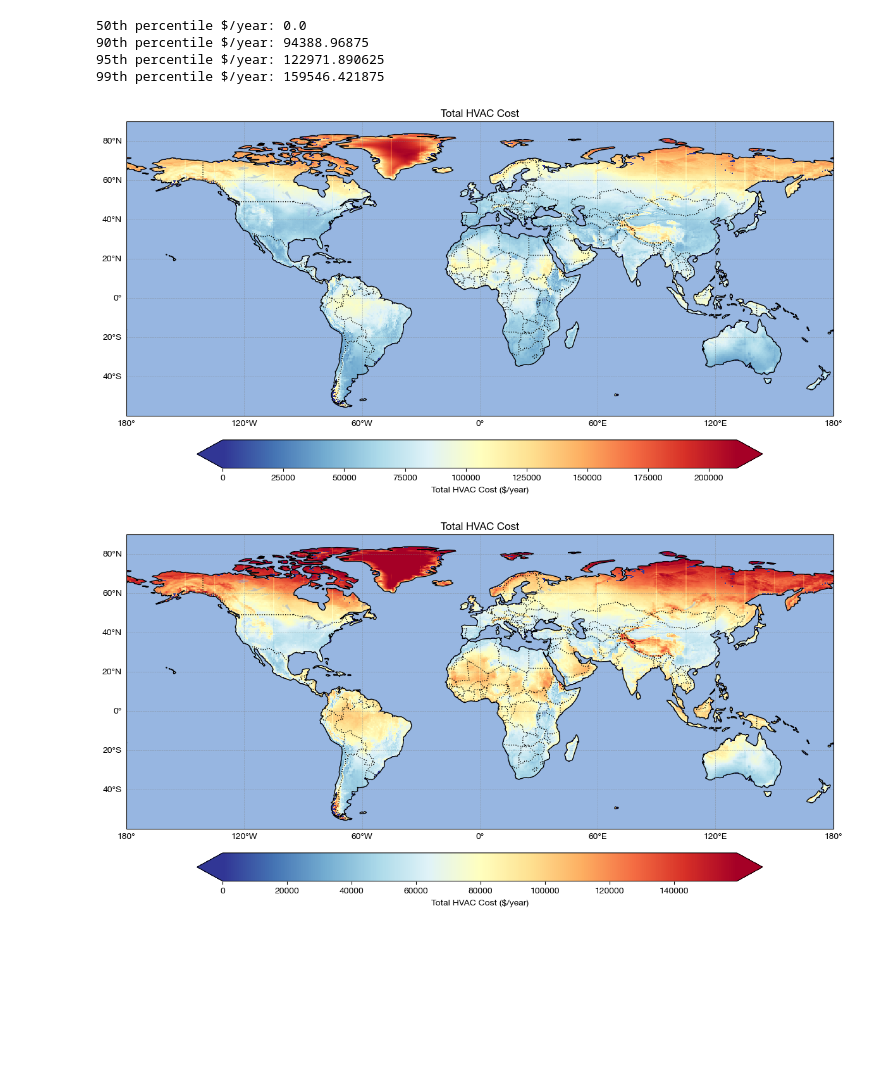
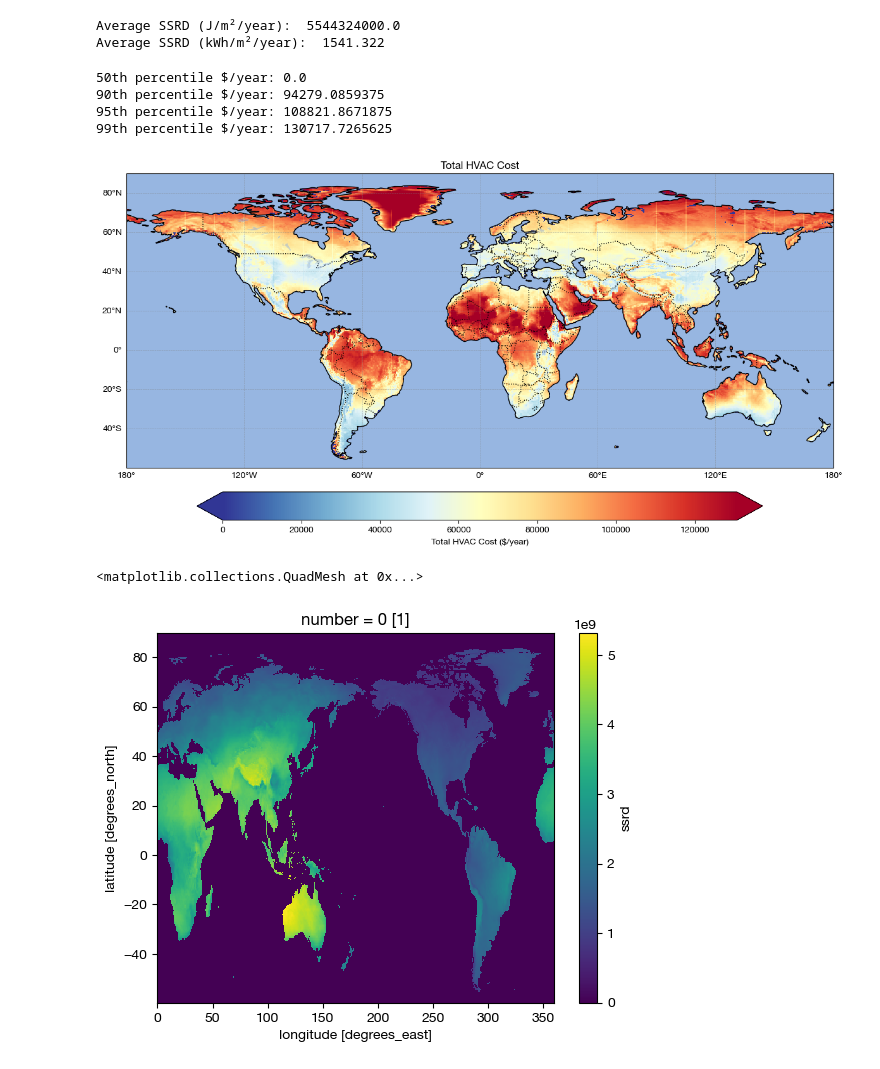
Before and after one commit to miloknowles/analysis, a Jupyter notebook: python/greenhouse_v2/explore_era5.ipynb, the cells around one changed output. Saved outputs shown, nothing was run; the diff lists cells and outputs as text; code cells hidden in the pictures; blank space fills up the shorter version.

```diff
--- a/python/greenhouse_v2/explore_era5.ipynb
+++ b/python/greenhouse_v2/explore_era5.ipynb
@@ -149,18 +148,20 @@ def plot_xarray_map(dataset, variable, cmap='viridis', vmin=None, vmax=None, pro
   # Variable specific formatting and labels
   units = {
     't2m': '°C',
-    'ssrd': 'W/m²',
+    'ssrd': 'J/m²',
+    'ssrd_J_m2_year': 'J/m²/year',
     'heating_degree_hours': '°C·h',
     'cooling_degree_hours': '°C·h',
     'humidity_percent_hours': '%·h',
     'total_hvac_cost_no_humidity': '$/year',
     'total_hvac_cost_with_humidity': '$/year',
-    'total_hvac_cost': '$/year'
+    'total_hvac_cost': '$/year',
   }
 
   var_names = {
     't2m': 'Temperature at 2m',
     'ssrd': 'Surface Solar Radiation Downwards',
+    'ssrd_J_m2_year': 'Surface Solar Radiation Downwards',
     'heating_degree_hours': 'Heating Degree Hours',
     'cooling_degree_hours': 'Cooling Degree Hours',
     'humidity_percent_hours': 'Humidity Percent Hours',
@@ -232,3 +258,16 @@ plt.show()
+# %%
+# Get only the last hour of each day (23):
+# ssrd_last_hour = ds_subset.sel(hour=23)['ssrd']
+# avg_ssrd_per_day = ssrd_last_hour.mean().values
+avg_ssrd_per_day = ssrd.mean().values / 365
+
+# Print average SSRD:
+joule_to_kwh = 2.78E-07
+print("Average SSRD (J/m²/year): ", avg_ssrd_per_day * 365)
+print("Average SSRD (kWh/m²/year): ", avg_ssrd_per_day * 365 * joule_to_kwh)
+# %% [output]
+Average SSRD (J/m²/year):  5544324000.0
+Average SSRD (kWh/m²/year):  1541.322
 # %%
 ds_total = xr.open_dataset("./outputs/annual_hdh_cdh_hph_2023.nc")
 
@@ -236,39 +275,44 @@ heating_degree_hour_cost_factor = 0.41 # $/degree-hour
 cooling_degree_hour_cost_factor = 1.23 # $/degree-hour
 humidity_percent_hour_cost_factor = 0.38 # $/percent-hour
 
 heating_degree_hours_cost = ds_total['heating_degree_hours'] * heating_degree_hour_cost_factor
 cooling_degree_hours_cost = ds_total['cooling_degree_hours'] * cooling_degree_hour_cost_factor
 humidity_percent_hours_cost = ds_total['humidity_percent_hours'] * humidity_percent_hour_cost_factor
 total_cost = heating_degree_hours_cost + cooling_degree_hours_cost + humidity_percent_hours_cost
 
 cost_50th_percentile = np.percentile(total_cost, 50)
 cost_90th_percentile = np.percentile(total_cost, 90)
 cost_95th_percentile = np.percentile(total_cost, 95)
 cost_99th_percentile = np.percentile(total_cost, 99)
 print(f"50th percentile $/year: {cost_50th_percentile}")
 print(f"90th percentile $/year: {cost_90th_percentile}")
 print(f"95th percentile $/year: {cost_95th_percentile}")
 print(f"99th percentile $/year: {cost_99th_percentile}")
 
 ds_total['total_hvac_cost'] = total_cost
 
-plot_xarray_map(ds_total, variable='total_hvac_cost', title='Total HVAC Cost', cmap='RdYlBu_r')
-plt.savefig('./outputs/total_hvac_cost_map_full_range.png', dpi=300)
-plt.show()
-
 plot_xarray_map(
   ds_total,
   variable='total_hvac_cost',
   title='Total HVAC Cost',
   cmap='RdYlBu_r',
   vmax=cost_99th_percentile
 )
 plt.savefig('./outputs/total_hvac_cost_map_clipped.png', dpi=300)
 plt.show()
 # %% [output]
 50th percentile $/year: 0.0
-90th percentile $/year: 94388.96875
-95th percentile $/year: 122971.890625
-99th percentile $/year: 159546.421875
+90th percentile $/year: 94279.0859375
+95th percentile $/year: 108821.8671875
+99th percentile $/year: 130717.7265625
-[figure, old version]
+[figure, new version]
-[figure, removed]
+# %%
+# Plot SSRD
+ds_total['ssrd'].plot()
+# plt.savefig('./outputs/ssrd_total_map.png', dpi=300)
+# plt.show()
+# 2-5e9 J/m2/year
+# The average solar flux at Earth's surface is approximately 3.15 x 10^10 J/m²/year.
+# %% [output]
+<matplotlib.collections.QuadMesh at 0x...>
+[figure, added]
```
Also changed, not shown: parts of 3 cells of this notebook.
